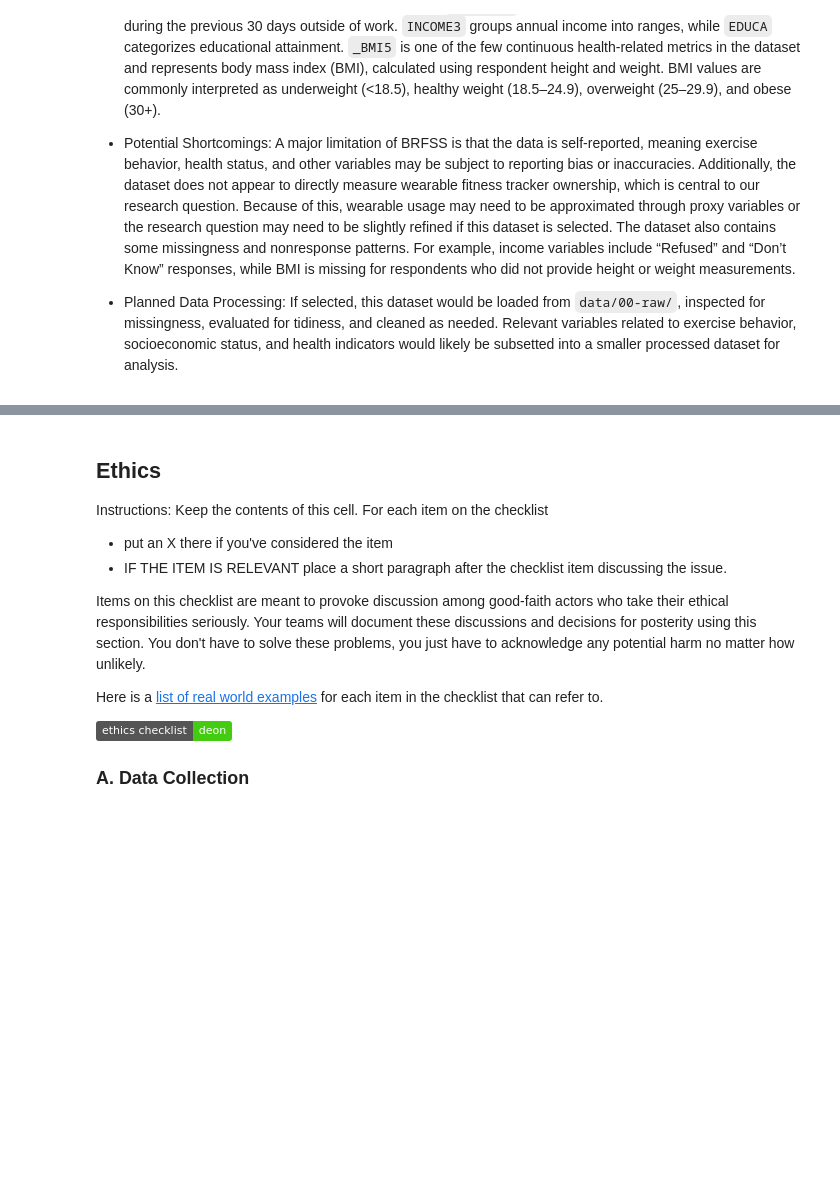
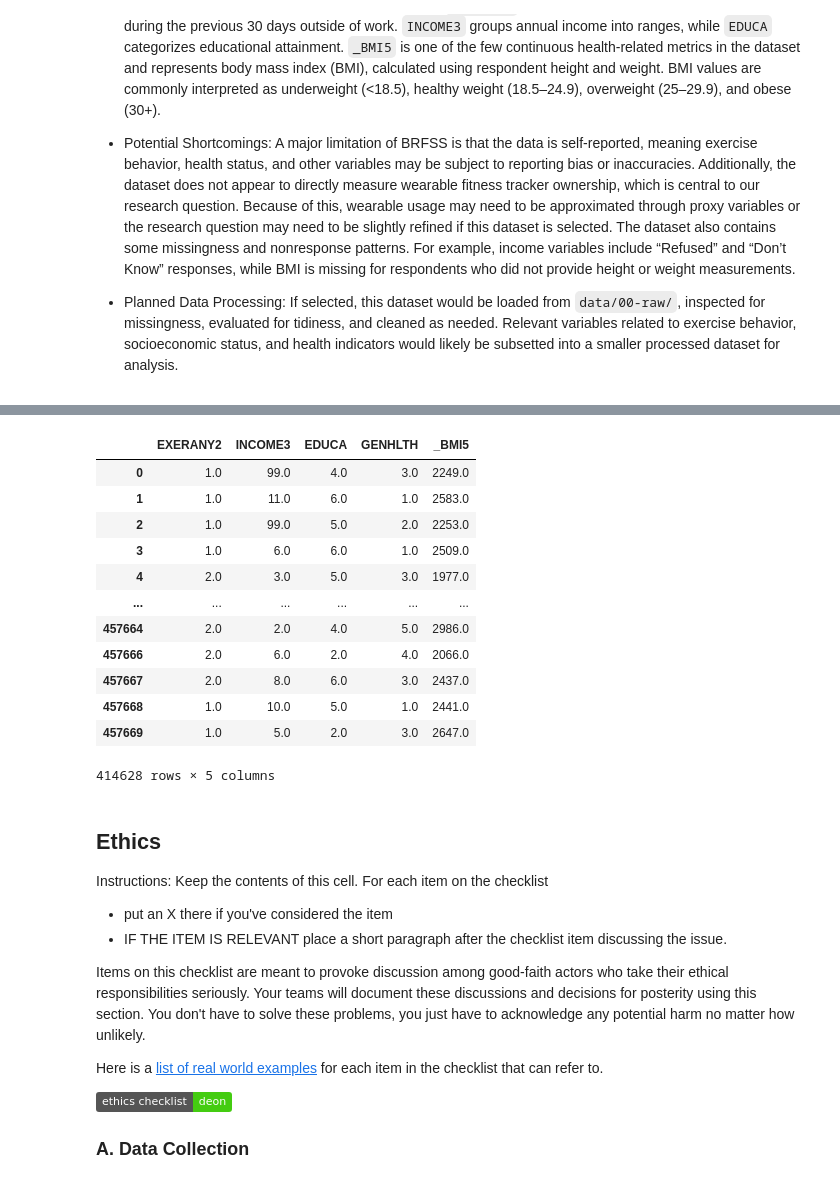
Before and after one commit to COGS108/Group-SP26-104, a Jupyter notebook: 01-DataCheckpoint.ipynb, the cells around one changed output, grey strips where cells are left out. Drawn from its saved outputs; the diff is of its cells as text; code cells hidden in the pictures; badges without logos; blank space fills up the shorter version.

```diff
--- a/01-DataCheckpoint.ipynb
+++ b/01-DataCheckpoint.ipynb
@@ -201,3 +208,21 @@ The Behavioral Risk Factor Surveillance System (BRFSS), is an annual CDC survey
+# %%
+clean_brffs = brffs[['EXERANY2', 'INCOME3', 'EDUCA', 'GENHLTH', '_BMI5']]
+clean_brffs = clean_brffs.dropna()
+clean_brffs
+# %% [output]
+|  | EXERANY2 | INCOME3 | EDUCA | GENHLTH | _BMI5 |
+| 0 | 1.0 | 99.0 | 4.0 | 3.0 | 2249.0 |
+| 1 | 1.0 | 11.0 | 6.0 | 1.0 | 2583.0 |
+| 2 | 1.0 | 99.0 | 5.0 | 2.0 | 2253.0 |
+| 3 | 1.0 | 6.0 | 6.0 | 1.0 | 2509.0 |
+| 4 | 2.0 | 3.0 | 5.0 | 3.0 | 1977.0 |
+| ... | ... | ... | ... | ... | ... |
+| 457664 | 2.0 | 2.0 | 4.0 | 5.0 | 2986.0 |
+| 457666 | 2.0 | 6.0 | 2.0 | 4.0 | 2066.0 |
+| 457667 | 2.0 | 8.0 | 6.0 | 3.0 | 2437.0 |
+| 457668 | 1.0 | 10.0 | 5.0 | 1.0 | 2441.0 |
+| 457669 | 1.0 | 5.0 | 2.0 | 3.0 | 2647.0 |
+414628 rows × 5 columns
 # %% [markdown]
 ## Ethics
 
```
Also changed, not shown: parts of 3 cells of this notebook, 1 other file.
